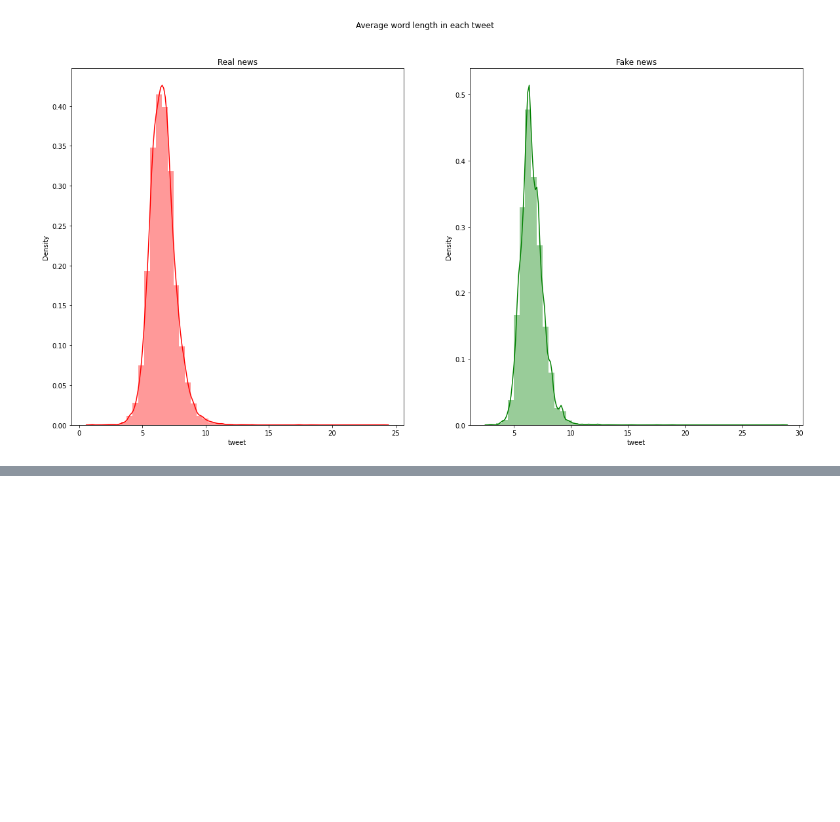
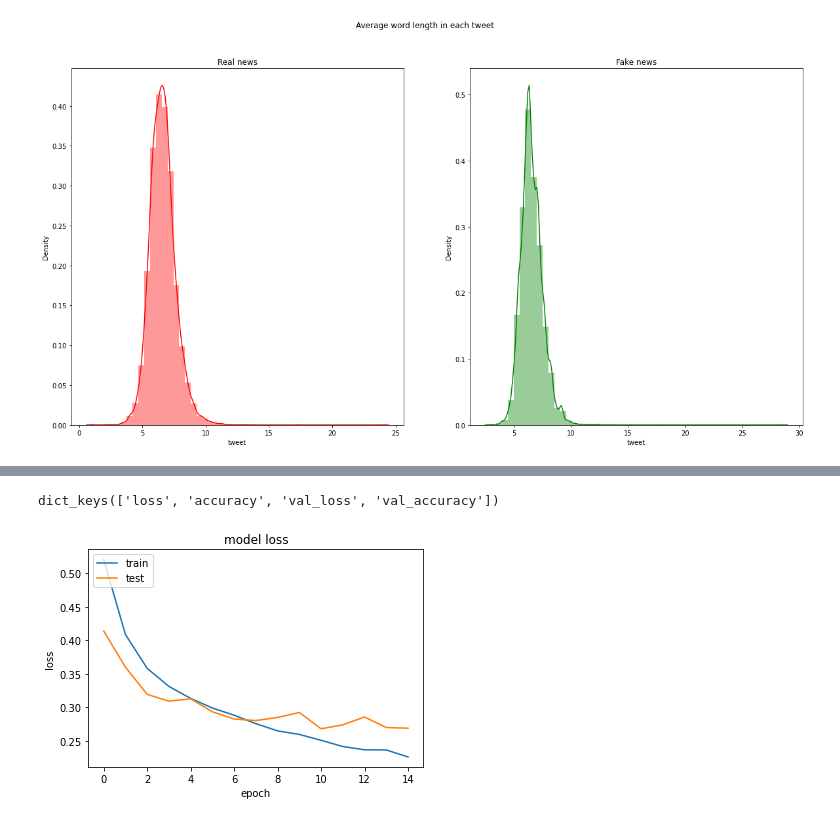
Before and after one commit to Yuexuan-Kong/fake_news_detection_ECL, a Jupyter notebook: notebooks/lstm_tests.ipynb, the cells around one changed output, grey strips where cells are left out. Cells and saved outputs as stored; diff of their text form; code cells hidden in the pictures; blank space fills up the shorter version.

Commit message:
Tests LSTM

```diff
--- a/notebooks/lstm_tests.ipynb
+++ b/notebooks/lstm_tests.ipynb
@@ -165,0 +191,3 @@ val_sequences_matrix = sequence.pad_sequences(val_sequences,maxlen=max_len)
+# %%
+embedding_dim =100
+embedding_matrix = np.load("../data/embedding.dat", allow_pickle=True)
@@ -166,10 +200,10 @@ val_sequences_matrix = sequence.pad_sequences(val_sequences,maxlen=max_len)
 # %%
 def RNN():
     inputs = keras.Input(name='inputs',shape=[max_len])
-    layer = keras.layers.Embedding(max_words,50,input_length=max_len)(inputs)
-    layer = keras.layers.LSTM(64)(layer)
-    layer = keras.layers.Dense(256,name='FC1')(layer)
-    layer = keras.layers.Activation('relu')(layer)
+    layer = keras.layers.Embedding(max_words,embedding_dim,embeddings_initializer = tf.keras.initializers.Constant(embedding_matrix),
+                    trainable = False)(inputs)
+    layer = keras.layers.LSTM(64,dropout = 0.2, recurrent_dropout = 0.2)(layer)
+    layer = keras.layers.Dense(128)(layer)
     layer = keras.layers.Dropout(0.5)(layer)
     layer = keras.layers.Dense(1,name='out_layer')(layer)
     layer = keras.layers.Activation('sigmoid')(layer)
@@ -199,10 +233,6 @@ Non-trainable params: 0
 _________________________________________________________________
 # %%
-model.fit(train_sequences_matrix,y_train,batch_size=128,epochs=10,
-          validation_split=0.1,callbacks=[
-              keras.callbacks.EarlyStopping(
-                  monitor='val_loss'
-                  )
-              ]
+train = model.fit(train_sequences_matrix,y_train,batch_size=128,epochs=15,
+          validation_split=0.1
               )
 # %% [output]
@@ -212,3 +256,15 @@ Epoch 1/10
+# %%
+print(train.history.keys())
+plt.plot(train.history['loss'])
+plt.plot(train.history['val_loss'])
+plt.title('model loss')
+plt.ylabel('loss')
+plt.xlabel('epoch')
+plt.legend(['train', 'test'], loc='upper left')
+plt.show()
+# %% [output]
+dict_keys(['loss', 'accuracy', 'val_loss', 'val_accuracy'])
+[figure, added]
 # %%
 y_pred = model.predict(val_sequences_matrix)
 y_pred = (y_pred > 0.5).astype('int').ravel()
```
Also changed, not shown: parts of 10 cells of this notebook, 4 other files.
